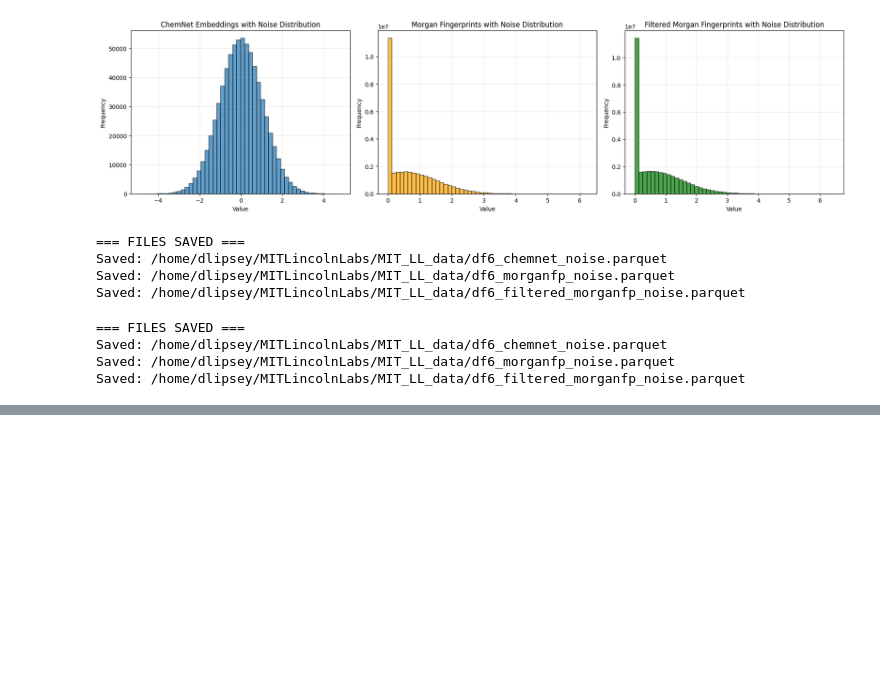
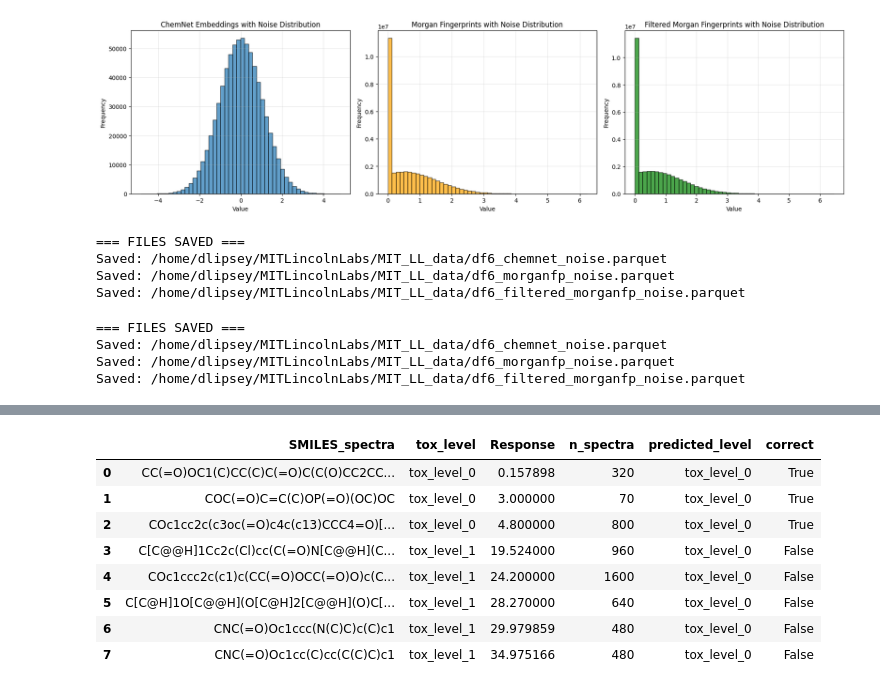
Before and after one commit to DashLLipsey/PREDICT-MIT-LL, a Jupyter notebook: Notebooks/Misc_Experiments.ipynb, the cells around one changed output, grey strips where cells are left out. Cells and saved outputs as stored; diff of their text form; code cells hidden in the pictures; blank space fills up the shorter version.

```diff
--- a/Notebooks/Misc_Experiments.ipynb
+++ b/Notebooks/Misc_Experiments.ipynb
@@ -1163,0 +1123,42 @@ print(f"\nConclusion: There are {tensor_classes[0]} EPA_level_1 spectra in this
+# %%
+# Path to the new dataframe
+df_path = "/home/dlipsey/MITLincolnLabs/MIT_LL_data/2step_cond_enc_134_loop_super_test"
+
+# Load the dataframe
+df_pred = pd.read_parquet(df_path)
+
+# If predicted_class column is named differently, adjust as needed
+if not df_pred['cond_tox_pred_class'].astype(str).str.startswith('tox_level_').all():
+    df_pred['cond_tox_pred_class'] = df_pred['cond_tox_pred_class'].apply(fd.assign_tox_level)
+else:
+    df_pred['cond_tox_pred_class'] = df_pred['cond_tox_pred_class']
+
+df_pred['tox_level'] = df_pred['Response'].apply(fd.assign_tox_level)
+df_pred['correct'] = (df_pred['tox_level'] == df_pred['cond_tox_pred_class'])
+
+summary_pred = (
+    df_pred
+    .groupby('SMILES_spectra', as_index=False)
+    .agg(
+        n_spectra=('SMILES_spectra', 'count'),
+        Response=('Response', 'min'),
+        tox_level=('tox_level', 'first'),
+        predicted_level=('cond_tox_pred_class', 'first'),
+        correct=('correct', 'first')
+    )
+)
+summary_pred = summary_pred[['SMILES_spectra', 'tox_level', 'Response', 'n_spectra', 'predicted_level', 'correct']].sort_values('Response').reset_index(drop=True)
+
+# Filter for tox_level 0 and 1 only
+summary_pred_filtered = summary_pred[summary_pred['tox_level'].isin(['tox_level_0', 'tox_level_1'])].reset_index(drop=True)
+display(summary_pred_filtered)
+# %% [output]
+|  | SMILES_spectra | tox_level | Response | n_spectra | predicted_level | correct |
+| 0 | CC(=O)OC1(C)CC(C)C(=O)C(C(O)CC2CC... | tox_level_0 | 0.157898 | 320 | tox_level_0 | True |
+| 1 | COC(=O)C=C(C)OP(=O)(OC)OC | tox_level_0 | 3.000000 | 70 | tox_level_0 | True |
+| 2 | COc1cc2c(c3oc(=O)c4c(c13)CCC4=O)[... | tox_level_0 | 4.800000 | 800 | tox_level_0 | True |
+| 3 | C[C@@H]1Cc2c(Cl)cc(C(=O)N[C@@H](C... | tox_level_1 | 19.524000 | 960 | tox_level_0 | False |
+| 4 | COc1ccc2c(c1)c(CC(=O)OCC(=O)O)c(C... | tox_level_1 | 24.200000 | 1600 | tox_level_0 | False |
+| 5 | C[C@H]1O[C@@H](O[C@H]2[C@@H](O)C[... | tox_level_1 | 28.270000 | 640 | tox_level_0 | False |
+| 6 | CNC(=O)Oc1ccc(N(C)C)c(C)c1 | tox_level_1 | 29.979859 | 480 | tox_level_0 | False |
+| 7 | CNC(=O)Oc1cc(C)cc(C(C)C)c1 | tox_level_1 | 34.975166 | 480 | tox_level_0 | False |
```
Also changed, not shown: parts of 13 cells of this notebook, 5 other files.
